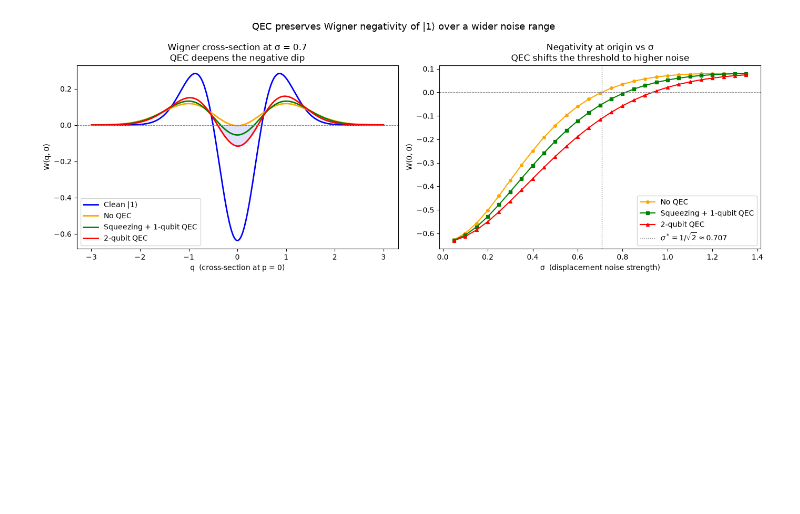
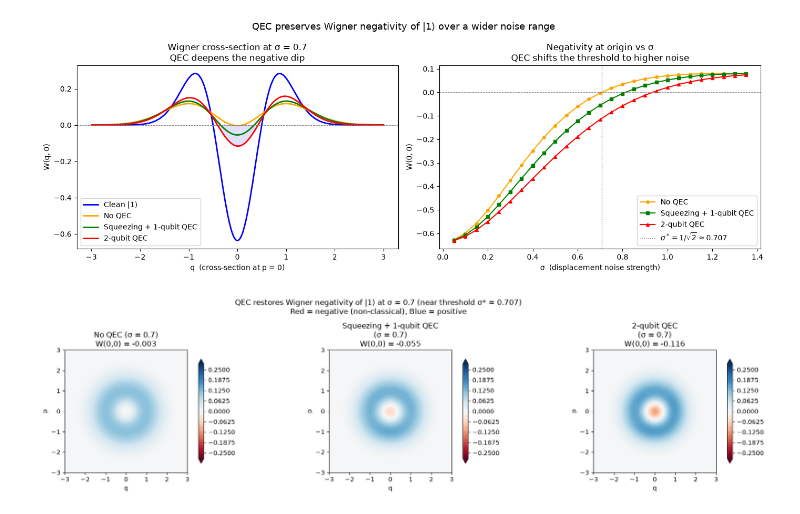
Before and after one commit to neginrazian/CV-QEC, a Jupyter notebook: single_photon.ipynb, the cells around one changed output. Cells and saved outputs as stored; diff of their text form; code cells hidden in the pictures; blank space fills up the shorter version.

```diff
--- a/single_photon.ipynb
+++ b/single_photon.ipynb
@@ -350,3 +363,33 @@ plt.savefig('qec_negativity_comparison.pdf', bbox_inches='tight')
 plt.show()
 # %% [output]
 [figure]
+# %%
+# ── Figure 1: Wigner function maps — before and after QEC ────────
+fig, axes = plt.subplots(1, 3, figsize=(18, 4.5))
+sigma = 0.7
+
+all_W = [W_noisy(Qg, Pg, sigma),
+         W_corr_sq(Qg, Pg, sigma),
+         W_corr_2q(Qg, Pg, sigma)]
+
+titles = [f'No QEC (σ = {sigma})',
+          f'Squeezing + 1-qubit QEC\n(σ = {sigma})',
+          f'2-qubit QEC\n(σ = {sigma})']
+for ax, W, title in zip(axes, all_W, titles):
+    cont = ax.contourf(Qg, Pg, W, levels=levels, cmap='RdBu', extend='both')
+    plt.colorbar(cont, ax=ax, shrink=0.85)
+    ax.set_title(f'{title}\nW(0,0) = {W[c,c]:.3f}')
+    ax.set_xlabel('q')
+    ax.set_ylabel('p')
+    ax.set_aspect('equal')
+    ax.set_xlim(-3, 3)
+    ax.set_ylim(-3, 3)
+
+plt.suptitle(f'QEC restores Wigner negativity of |1⟩ at σ = {sigma} (near threshold σ* ≈ 0.707)\n'
+             'Red = negative (non-classical), Blue = positive', fontsize=12)
+plt.tight_layout()
+plt.savefig('wigner_maps_single_photon_QEC.pdf', bbox_inches='tight')
+plt.savefig('wigner_maps_single_photon_QEC.svg', bbox_inches='tight')
+plt.show()
+# %% [output]
+[figure, added]
```
Also changed, not shown: parts of 6 cells of this notebook.
